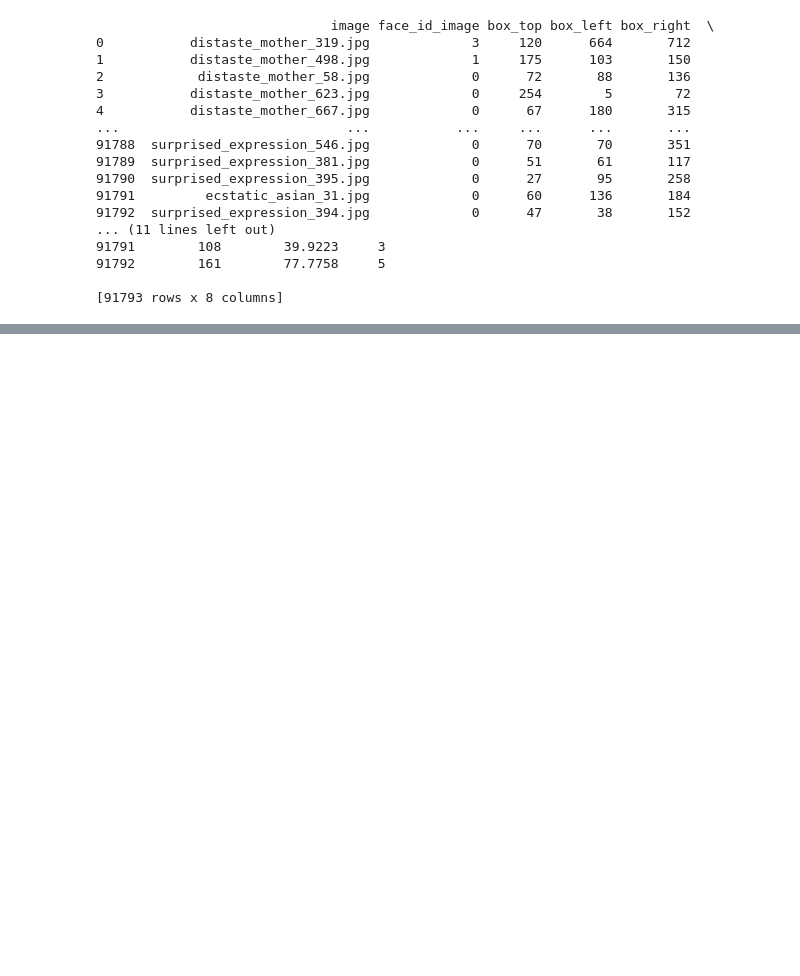
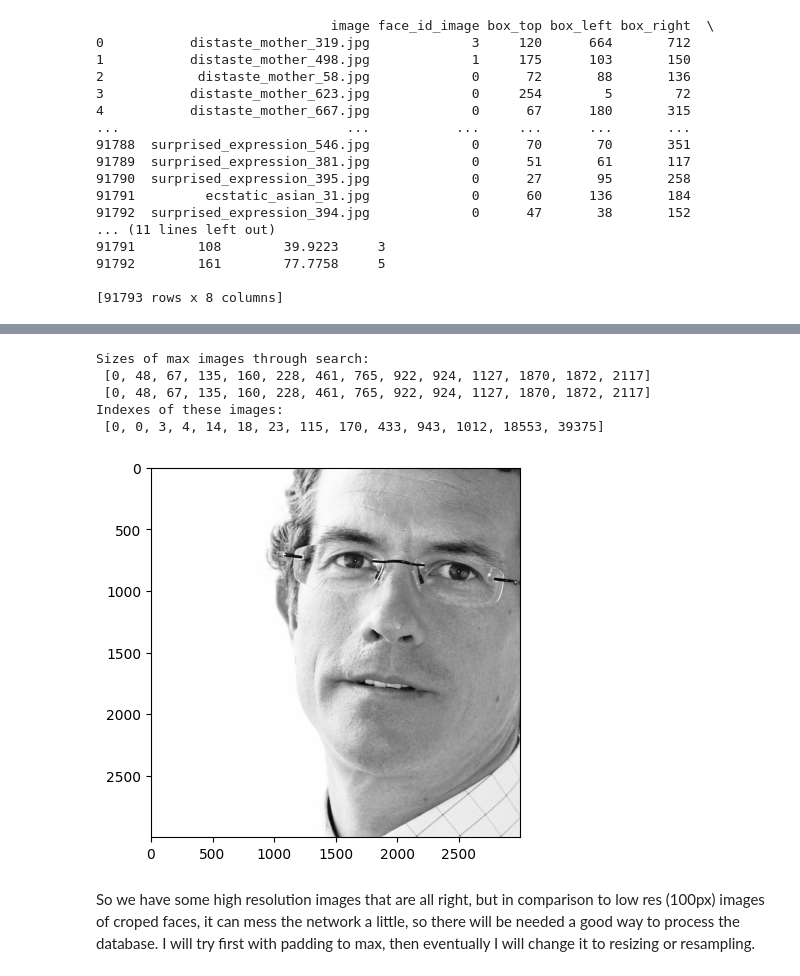
Before and after one commit to JacobeCode/Face_Detection_PyTorch, a Jupyter notebook: data_analysis/detect_analysis.ipynb, the cells around one changed output, grey strips where cells are left out. Cells and saved outputs as stored; diff of their text form; code cells hidden in the pictures; blank space fills up the shorter version.

Commit message:
Check of dataset images size

```diff
--- a/data_analysis/detect_analysis.ipynb
+++ b/data_analysis/detect_analysis.ipynb
@@ -184,3 +180,37 @@ for img in faces:
 #     crop_pic = pic[int(database['box_right'][img]):int(database['box_left'][img]), int(database['box_top'][img]):int(database['box_bottom'][img])]
 #     plt.imshow(crop_pic)
 #     plt.show()
+# %%
+# Something was suspicious about size of max image, so checking it to verify it
+# Searching for max size and wrtitng it to array
+# I want to see how the sizes changed
+vert_max = [0]
+horz_max = [0]
+idx_max = [0]
+for idx in db.index:
+    horz = abs(int(db['box_left'][idx]) - int(db['box_right'][idx]))
+    vert = abs(int(db['box_bottom'][idx]) - int(db['box_top'][idx]))
+    if horz > horz_max[-1]:
+        horz_max.append(horz)
+        idx_max.append(idx)
+    if vert > vert_max[-1]:
+        vert_max.append(vert)
+
+print(f"Sizes of max images through search: \n {horz_max} \n {vert_max}")
+
+print(f"Indexes of these images: \n {idx_max}")
+# %% [output]
+Sizes of max images through search:
+ [0, 48, 67, 135, 160, 228, 461, 765, 922, 924, 1127, 1870, 1872, 2117]
+ [0, 48, 67, 135, 160, 228, 461, 765, 922, 924, 1127, 1870, 1872, 2117]
+Indexes of these images:
+ [0, 0, 3, 4, 14, 18, 23, 115, 170, 433, 943, 1012, 18553, 39375]
+# %%
+# Showing max images
+max_imag = Image.open(database_dir + "\\image\\origin\\" + db['image'][idx_max[-1]])
+plt.imshow(max_imag)
+plt.show()
+# %% [output]
+[figure, added]
+# %% [markdown]
+So we have some high resolution images that are all right, but in comparison to low res (100px) images of croped faces, it can mess the network a little, so there will be needed a good way to process the database. I will try first with padding to max, then eventually I will change it to resizing or resampling.
```
Also changed, not shown: parts of 4 cells of this notebook.
